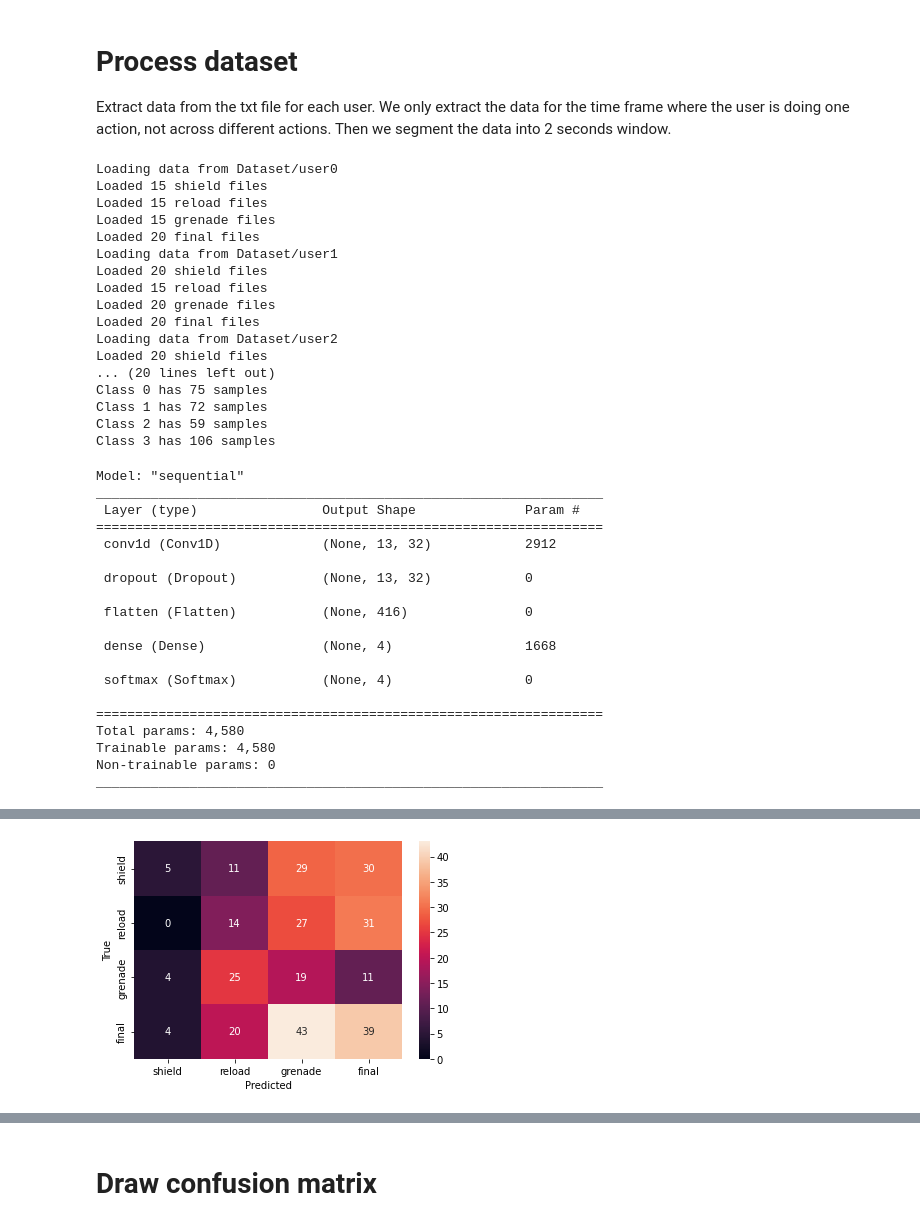
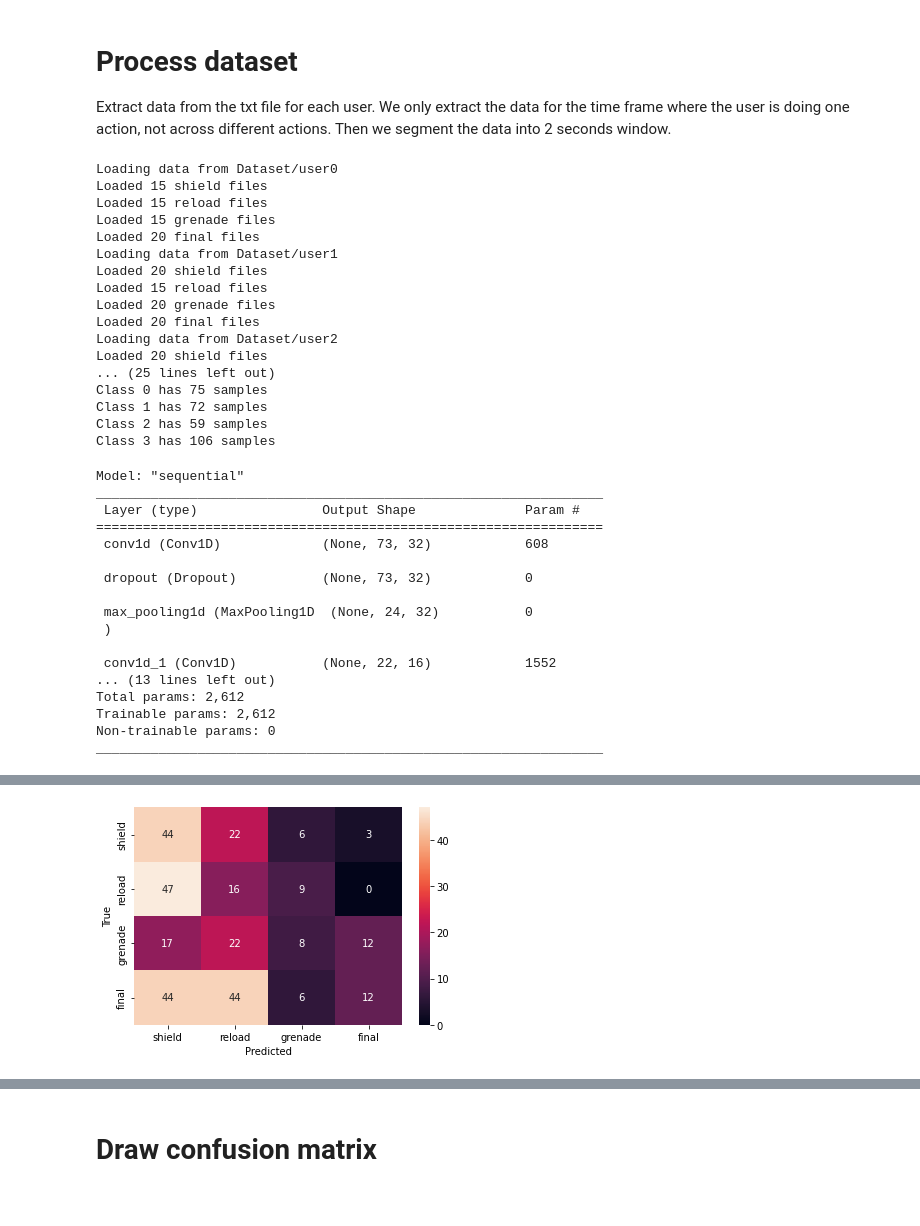
Before and after one commit to yuejunfeng0909/CG4002_CNN_Model, a Jupyter notebook: CNN.ipynb, the cells around one changed output, grey strips where cells are left out. Saved outputs shown, nothing was run; the diff lists cells and outputs as text; code cells hidden in the pictures.

```diff
--- a/CNN.ipynb
+++ b/CNN.ipynb
@@ -102,9 +102,9 @@ test_x_eval = copy.deepcopy(test_x)
 test_y_eval = copy.deepcopy(test_y)
 
 # combine the training data with idle data
-# dataset_x_idle, dataset_y_idle = load_idle_dataset("Dataset")
-# train_x.extend(dataset_x_idle)
-# train_y = np.concatenate((train_y, dataset_y_idle), axis=0)
+dataset_x_idle, dataset_y_idle = load_idle_dataset("Dataset")
+train_x.extend(dataset_x_idle)
+train_y = np.concatenate((train_y, dataset_y_idle), axis=0)
 
 # sliding window after train_test_split
 train_x, train_y = sliding_window(train_x, train_y, window_size, window_stride)
@@ -148,21 +148,24 @@ Loaded 20 grenade files
 Loaded 20 final files
 Loading data from Dataset/user2
 Loaded 20 shield files
-... (20 lines left out)
+... (25 lines left out)
 Class 0 has 75 samples
 Class 1 has 72 samples
 Class 2 has 59 samples
 Class 3 has 106 samples
 # %%
 conv1filters = 32
-conv1kernel = 15
-conv1stride = 5
+conv1kernel = 3
+conv1stride = 1
 
 clear_session()
 model = Sequential()
 model.add(Conv1D(conv1filters, conv1kernel, strides=conv1stride, activation='relu', input_shape=(window_size, 6)))
 model.add(Dropout(0.5)) # 50% dropout
-# model.add(Conv1D(32, 10, activation='relu'))
+model.add(MaxPooling1D(3))
+model.add(Conv1D(16, 3, activation='relu'))
+model.add(Dropout(0.5)) # 50% dropout
+model.add(MaxPooling1D(3))
 model.add(Flatten())
 # model.add(Dense(16, activation='relu'))
 model.add(Dense(len(action_types)))
@@ -183,18 +186,16 @@ Model: "sequential"
 _________________________________________________________________
  Layer (type)                Output Shape              Param #
 =================================================================
- conv1d (Conv1D)             (None, 13, 32)            2912
+ conv1d (Conv1D)             (None, 73, 32)            608
 
- dropout (Dropout)           (None, 13, 32)            0
+ dropout (Dropout)           (None, 73, 32)            0
 
- flatten (Flatten)           (None, 416)               0
+ max_pooling1d (MaxPooling1D  (None, 24, 32)           0
+ )
 
- dense (Dense)               (None, 4)                 1668
-
- softmax (Softmax)           (None, 4)                 0
-
-=================================================================
-Total params: 4,580
-Trainable params: 4,580
+ conv1d_1 (Conv1D)           (None, 22, 16)            1552
+... (13 lines left out)
+Total params: 2,612
+Trainable params: 2,612
 Non-trainable params: 0
 _________________________________________________________________
@@ -202,4 +203,4 @@ _________________________________________________________________
-[figure, old version]
+[figure, new version]
 # %%
 # checkpoint callback
 checkpoint_filepath = "model_checkpoint/"
```
Also changed, not shown: parts of 5 cells of this notebook.
